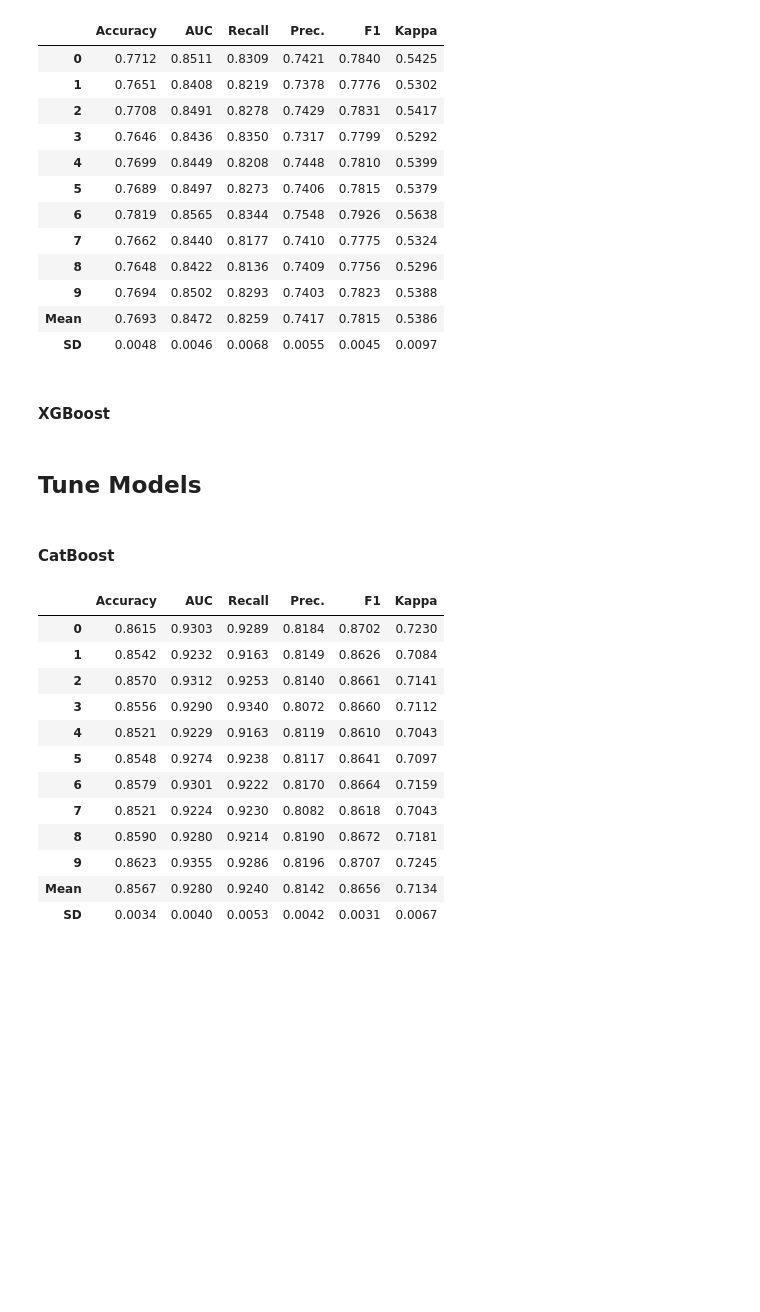
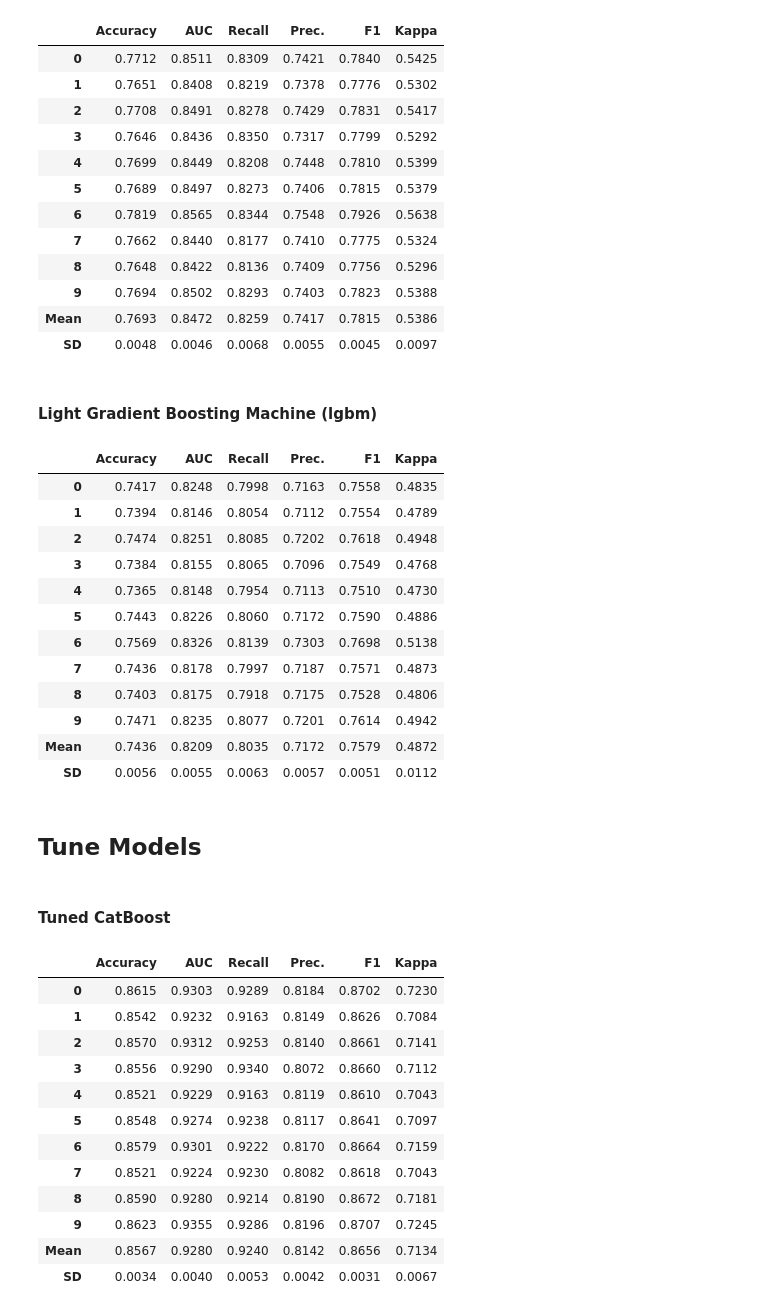
Before and after one commit to bigtoga/Project3, a Jupyter notebook: Kip/ML Foreclosure or Not EPOCH 2 Oversamp 50-50 training set-CatBoost.ipynb, the cells around one changed output. Saved outputs shown, nothing was run; the diff lists cells and outputs as text; code cells hidden in the pictures; blank space fills up the shorter version.

Commit message:
Added LGBM analyis and got 78.4% TruePositive Predict

```diff
--- a/Kip/ML Foreclosure or Not EPOCH 2 Oversamp 50-50 training set-CatBoost.ipynb
+++ b/Kip/ML Foreclosure or Not EPOCH 2 Oversamp 50-50 training set-CatBoost.ipynb
@@ -414,14 +414,28 @@ catboost =create_model('catboost', fold = 10)
 | 9 | 0.7694 | 0.8502 | 0.8293 | 0.7403 | 0.7823 | 0.5388 |
 | Mean | 0.7693 | 0.8472 | 0.8259 | 0.7417 | 0.7815 | 0.5386 |
 | SD | 0.0048 | 0.0046 | 0.0068 | 0.0055 | 0.0045 | 0.0097 |
-# %% [markdown]
-#### XGBoost
+# %% [markdown]
+#### Light Gradient Boosting Machine (lgbm)
 # %%
-#xgboost = create_model('xgboost', fold = 10)
+lightgbm = create_model('lightgbm', fold = 10)
+# %% [output]
+|  | Accuracy | AUC | Recall | Prec. | F1 | Kappa |
+| 0 | 0.7417 | 0.8248 | 0.7998 | 0.7163 | 0.7558 | 0.4835 |
+| 1 | 0.7394 | 0.8146 | 0.8054 | 0.7112 | 0.7554 | 0.4789 |
+| 2 | 0.7474 | 0.8251 | 0.8085 | 0.7202 | 0.7618 | 0.4948 |
+| 3 | 0.7384 | 0.8155 | 0.8065 | 0.7096 | 0.7549 | 0.4768 |
+| 4 | 0.7365 | 0.8148 | 0.7954 | 0.7113 | 0.7510 | 0.4730 |
+| 5 | 0.7443 | 0.8226 | 0.8060 | 0.7172 | 0.7590 | 0.4886 |
+| 6 | 0.7569 | 0.8326 | 0.8139 | 0.7303 | 0.7698 | 0.5138 |
+| 7 | 0.7436 | 0.8178 | 0.7997 | 0.7187 | 0.7571 | 0.4873 |
+| 8 | 0.7403 | 0.8175 | 0.7918 | 0.7175 | 0.7528 | 0.4806 |
+| 9 | 0.7471 | 0.8235 | 0.8077 | 0.7201 | 0.7614 | 0.4942 |
+| Mean | 0.7436 | 0.8209 | 0.8035 | 0.7172 | 0.7579 | 0.4872 |
+| SD | 0.0056 | 0.0055 | 0.0063 | 0.0057 | 0.0051 | 0.0112 |
 # %% [markdown]
 ## Tune Models
 # %% [markdown]
-#### CatBoost
+#### Tuned CatBoost
 # %%
 tuned_catboost = tune_model('catboost') # from fold=50
 # %% [output]
```
Also changed, not shown: parts of 22 cells of this notebook.
